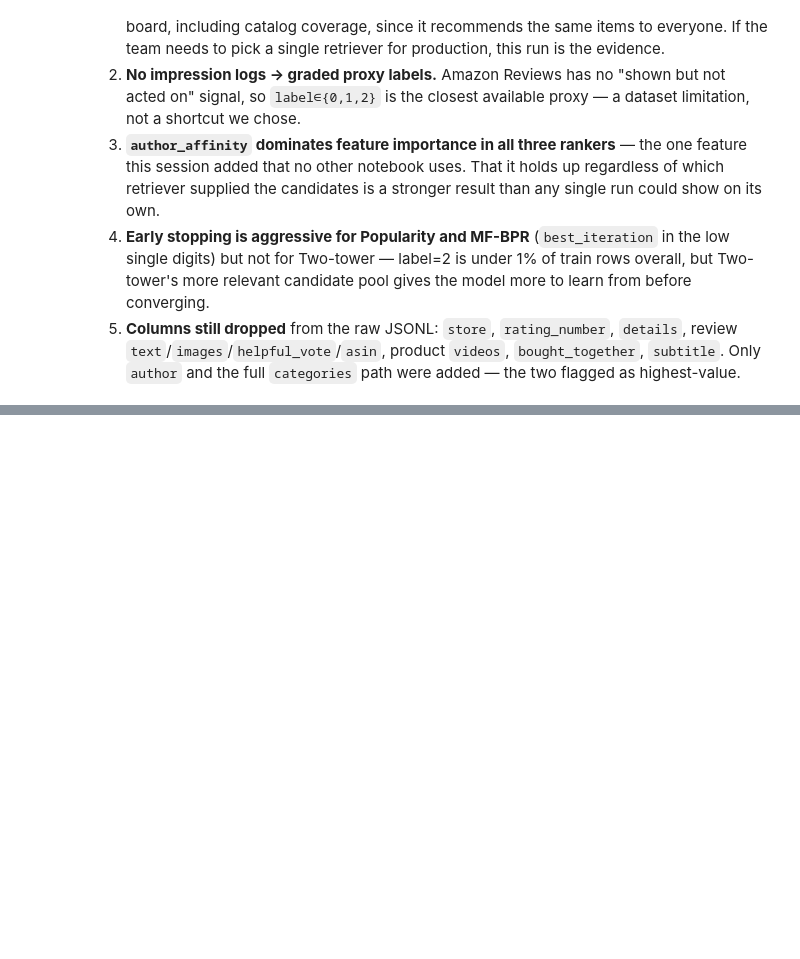
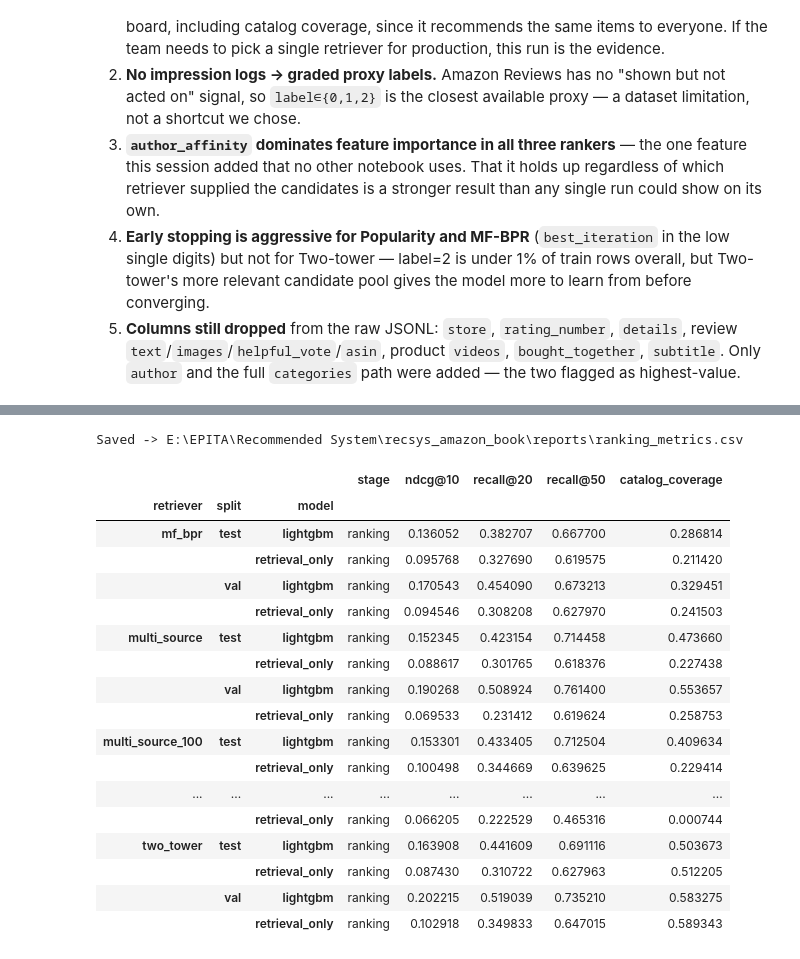
Before and after one commit to t-sapalyu/recsys_amazon_book, a Jupyter notebook: notebooks/recsys-ranking.ipynb, the cells around one changed output, grey strips where cells are left out. Saved outputs shown, nothing was run; the diff lists cells and outputs as text; code cells hidden in the pictures; blank space fills up the shorter version.

```diff
--- a/notebooks/recsys-ranking.ipynb
+++ b/notebooks/recsys-ranking.ipynb
@@ -705,0 +901,40 @@ dtype: float64
+# %%
+rows = []
+for retriever_name, res in all_results.items():
+    for (split_name, model_name), metrics in res.items():
+        row = {"stage": "ranking", "retriever": retriever_name, "model": model_name, "split": split_name}
+        row.update(metrics)
+        rows.append(row)
+final_df = pd.DataFrame(rows)
+
+RESULTS_PATH.parent.mkdir(parents=True, exist_ok=True)
+if RESULTS_PATH.exists():
+    existing = pd.read_csv(RESULTS_PATH)
+    existing = existing[~((existing["stage"] == "ranking") & (existing["retriever"].isin(final_df["retriever"].unique())))]
+    combined = pd.concat([existing, final_df], ignore_index=True)
+else:
+    combined = final_df
+combined.to_csv(RESULTS_PATH, index=False)
+print(f"Saved -> {RESULTS_PATH}")
+
+final_df.set_index(["retriever", "split", "model"]).sort_index()
+# %% [output]
+Saved -> E:\EPITA\Recommended System\recsys_amazon_book\reports\ranking_metrics.csv
+|  |  |  | stage | ndcg@10 | recall@20 | recall@50 | catalog_coverage |
+| retriever | split | model |  |  |  |  |  |
+| mf_bpr | test | lightgbm | ranking | 0.136052 | 0.382707 | 0.667700 | 0.286814 |
+|  |  | retrieval_only | ranking | 0.095768 | 0.327690 | 0.619575 | 0.211420 |
+|  | val | lightgbm | ranking | 0.170543 | 0.454090 | 0.673213 | 0.329451 |
+|  |  | retrieval_only | ranking | 0.094546 | 0.308208 | 0.627970 | 0.241503 |
+| multi_source | test | lightgbm | ranking | 0.152345 | 0.423154 | 0.714458 | 0.473660 |
+|  |  | retrieval_only | ranking | 0.088617 | 0.301765 | 0.618376 | 0.227438 |
+|  | val | lightgbm | ranking | 0.190268 | 0.508924 | 0.761400 | 0.553657 |
+|  |  | retrieval_only | ranking | 0.069533 | 0.231412 | 0.619624 | 0.258753 |
+| multi_source_100 | test | lightgbm | ranking | 0.153301 | 0.433405 | 0.712504 | 0.409634 |
+|  |  | retrieval_only | ranking | 0.100498 | 0.344669 | 0.639625 | 0.229414 |
+| ... | ... | ... | ... | ... | ... | ... | ... |
+|  |  | retrieval_only | ranking | 0.066205 | 0.222529 | 0.465316 | 0.000744 |
+| two_tower | test | lightgbm | ranking | 0.163908 | 0.441609 | 0.691116 | 0.503673 |
+|  |  | retrieval_only | ranking | 0.087430 | 0.310722 | 0.627963 | 0.512205 |
+|  | val | lightgbm | ranking | 0.202215 | 0.519039 | 0.735210 | 0.583275 |
+|  |  | retrieval_only | ranking | 0.102918 | 0.349833 | 0.647015 | 0.589343 |
```
Also changed, not shown: parts of 17 cells of this notebook, 1 other file.
